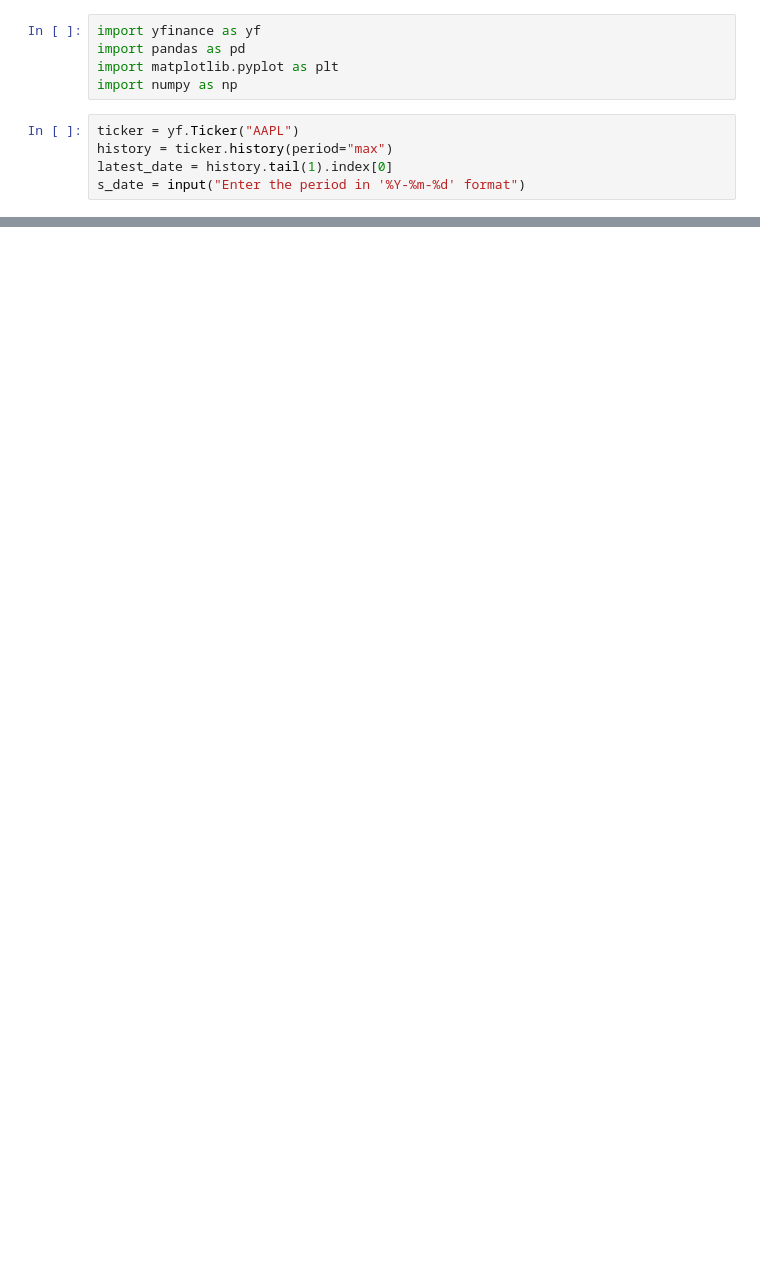
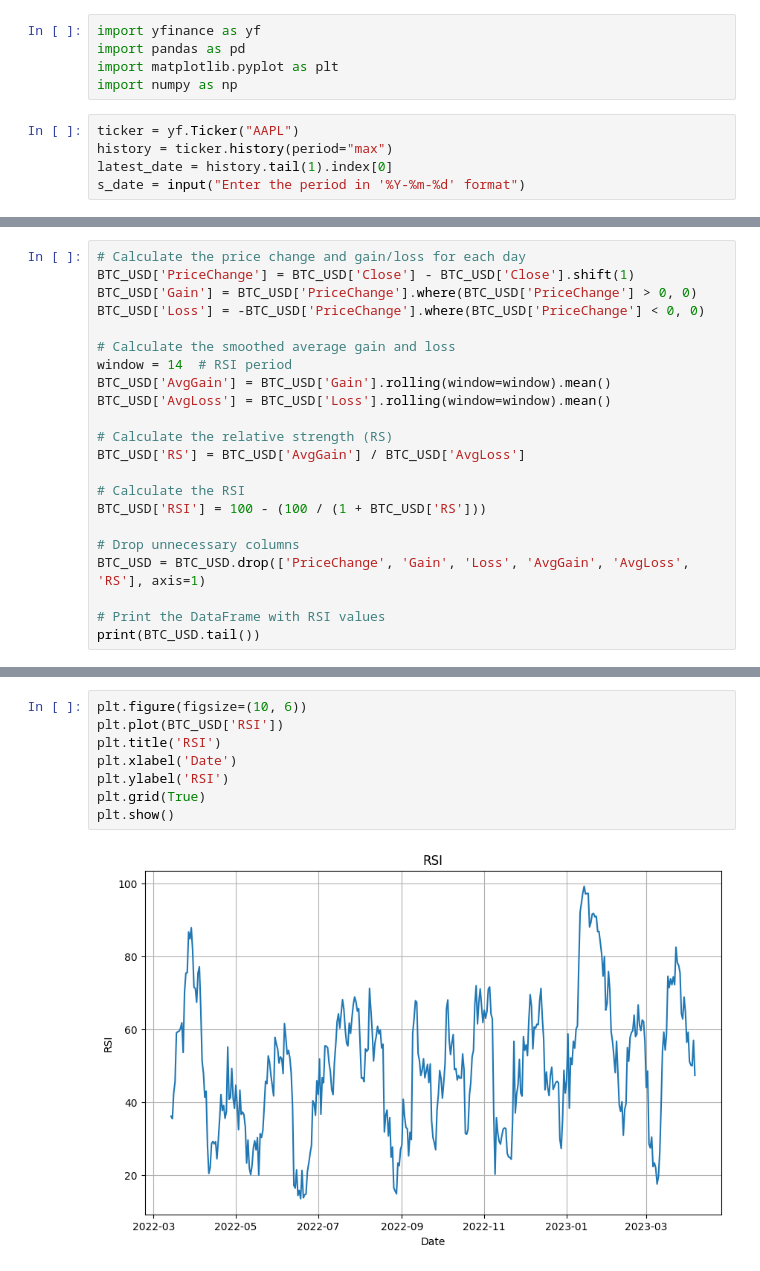
Before and after one commit to Annarhysa/Cryptocurrency-Trading-Algorithm, a Jupyter notebook: Market-Analysis-yfinance.ipynb, the cells around one changed output, grey strips where cells are left out. Cells and saved outputs as stored; diff of their text form; blank space fills up the shorter version.

```diff
--- a/Market-Analysis-yfinance.ipynb
+++ b/Market-Analysis-yfinance.ipynb
@@ -59,0 +62,22 @@ plt.show()
+# %%
+# Calculate the price change and gain/loss for each day
+BTC_USD['PriceChange'] = BTC_USD['Close'] - BTC_USD['Close'].shift(1)
+BTC_USD['Gain'] = BTC_USD['PriceChange'].where(BTC_USD['PriceChange'] > 0, 0)
+BTC_USD['Loss'] = -BTC_USD['PriceChange'].where(BTC_USD['PriceChange'] < 0, 0)
+
+# Calculate the smoothed average gain and loss
+window = 14  # RSI period
+BTC_USD['AvgGain'] = BTC_USD['Gain'].rolling(window=window).mean()
+BTC_USD['AvgLoss'] = BTC_USD['Loss'].rolling(window=window).mean()
+
+# Calculate the relative strength (RS)
+BTC_USD['RS'] = BTC_USD['AvgGain'] / BTC_USD['AvgLoss']
+
+# Calculate the RSI
+BTC_USD['RSI'] = 100 - (100 / (1 + BTC_USD['RS']))
+
+# Drop unnecessary columns
+BTC_USD = BTC_USD.drop(['PriceChange', 'Gain', 'Loss', 'AvgGain', 'AvgLoss', 'RS'], axis=1)
+
+# Print the DataFrame with RSI values
+print(BTC_USD.tail())
@@ -59,0 +102,10 @@ plt.show()
+# %%
+plt.figure(figsize=(10, 6))
+plt.plot(BTC_USD['RSI'])
+plt.title('RSI')
+plt.xlabel('Date')
+plt.ylabel('RSI')
+plt.grid(True)
+plt.show()
+# %% [output]
+[figure, added]
```
Also changed, not shown: parts of 6 cells of this notebook.
